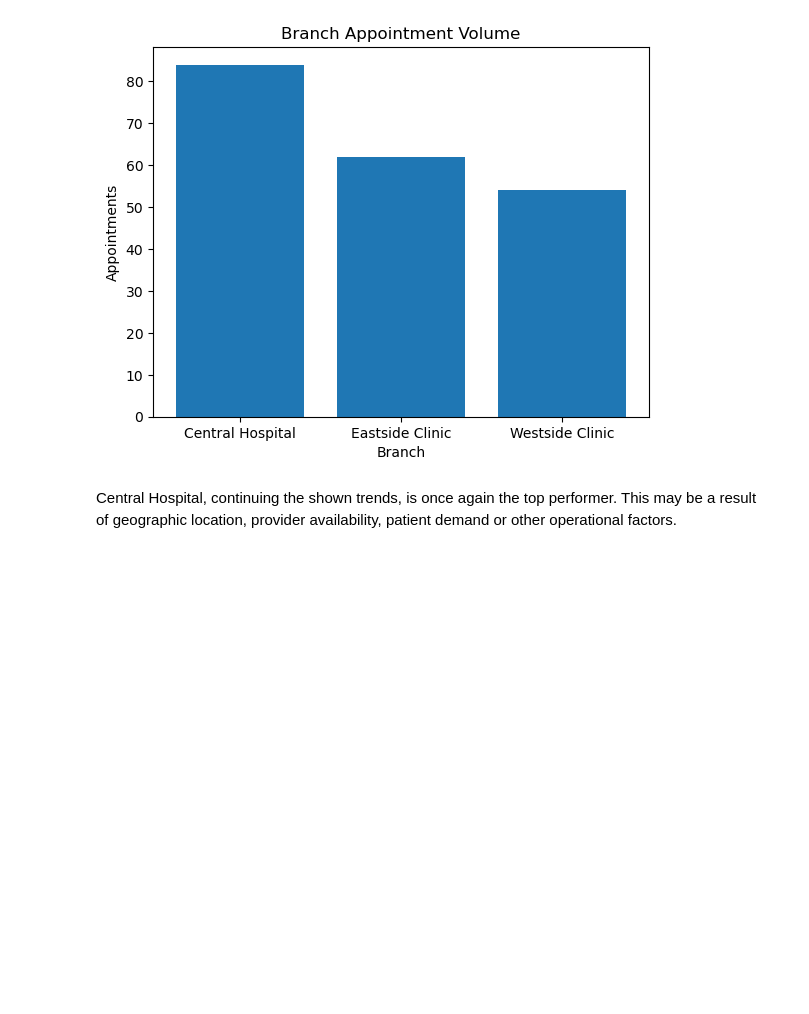
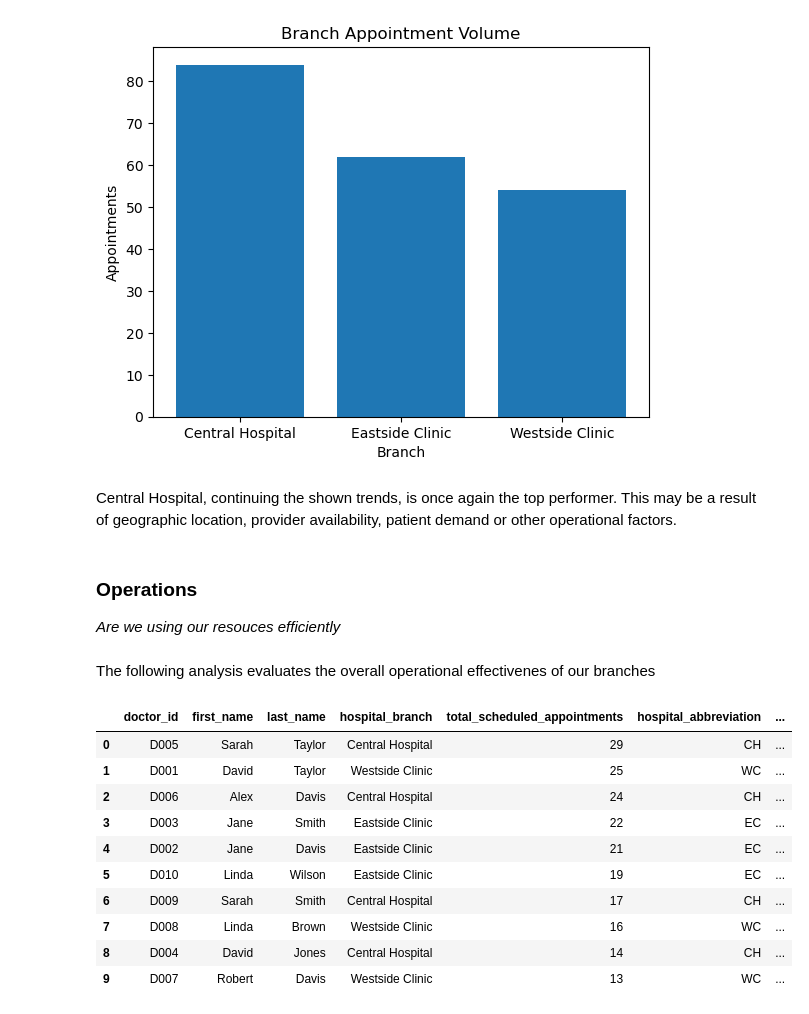
Before and after one commit to Djohnson1313/hospital_operations_intelligence, a Jupyter notebook: hospital_operations_analysis.ipynb, the cells around one changed output. Saved outputs shown, nothing was run; the diff lists cells and outputs as text; code cells hidden in the pictures; blank space fills up the shorter version.

Commit message:
operations

```diff
--- a/hospital_operations_analysis.ipynb
+++ b/hospital_operations_analysis.ipynb
@@ -833,3 +845,8 @@ plt.show();
 [figure]
 # %% [markdown]
 Central Hospital, continuing the shown trends, is once again the top performer. This may be a result of geographic location, provider availability, patient demand or other operational factors.
+# %% [markdown]
+### Operations
+_Are we using our resouces efficiently_
+# %% [markdown]
+The following analysis evaluates the overall operational effectivenes of our branches
@@ -835,0 +884,14 @@ Central Hospital, continuing the shown trends, is once again the top performer.
+# %%
+doc_sch
+# %% [output]
+|  | doctor_id | first_name | last_name | hospital_branch | total_scheduled_appointments | hospital_abbreviation | ... |
+| 0 | D005 | Sarah | Taylor | Central Hospital | 29 | CH | ... |
+| 1 | D001 | David | Taylor | Westside Clinic | 25 | WC | ... |
+| 2 | D006 | Alex | Davis | Central Hospital | 24 | CH | ... |
+| 3 | D003 | Jane | Smith | Eastside Clinic | 22 | EC | ... |
+| 4 | D002 | Jane | Davis | Eastside Clinic | 21 | EC | ... |
+| 5 | D010 | Linda | Wilson | Eastside Clinic | 19 | EC | ... |
+| 6 | D009 | Sarah | Smith | Central Hospital | 17 | CH | ... |
+| 7 | D008 | Linda | Brown | Westside Clinic | 16 | WC | ... |
+| 8 | D004 | David | Jones | Central Hospital | 14 | CH | ... |
+| 9 | D007 | Robert | Davis | Westside Clinic | 13 | WC | ... |
```
Also changed, not shown: parts of 22 cells of this notebook.
